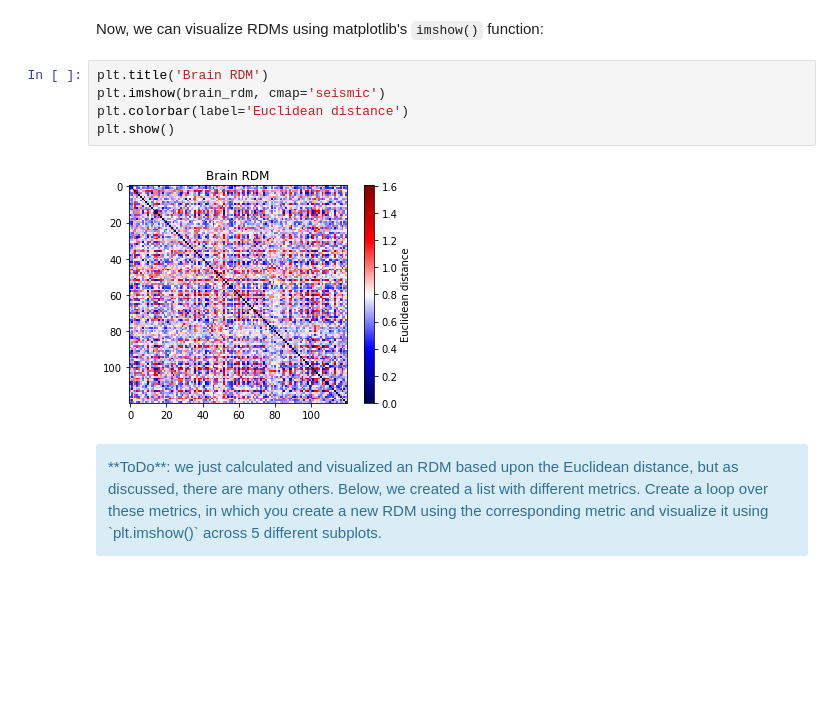
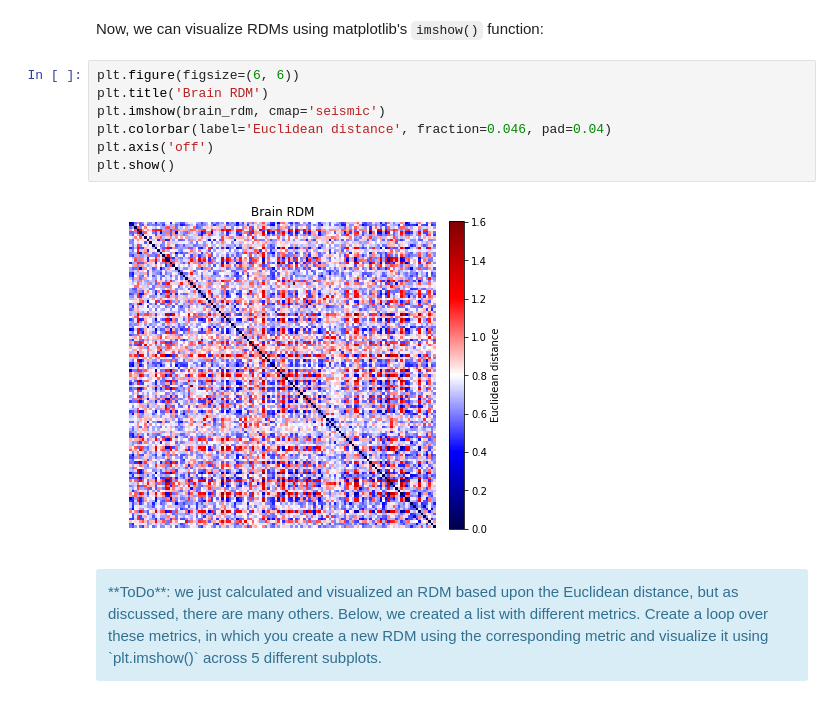
Before and after one commit to nagyistge/NeuroImg.PatternAnalysis, a Jupyter notebook: week_3/Week_3_notebook.ipynb, the cells around one changed output. Cells and saved outputs as stored; diff of their text form; blank space fills up the shorter version.

```diff
--- a/week_3/Week_3_notebook.ipynb
+++ b/week_3/Week_3_notebook.ipynb
@@ -203,12 +204,14 @@ brain_rdm = pairwise_distances(sub003.X, metric='correlation')
 # %% [markdown]
 Now, we can visualize RDMs using matplotlib's `imshow()` function:
 # %%
+plt.figure(figsize=(6, 6))
 plt.title('Brain RDM')
 plt.imshow(brain_rdm, cmap='seismic')
-plt.colorbar(label='Euclidean distance')
+plt.colorbar(label='Euclidean distance', fraction=0.046, pad=0.04)
+plt.axis('off')
 plt.show()
 # %% [output]
-[figure, old version]
+[figure, new version]
 # %% [markdown]
 <div class='alert alert-info'>
 **ToDo**: we just calculated and visualized an RDM based upon the Euclidean distance, but as discussed, there are many others. Below, we created a list with different metrics. Create a loop over these metrics, in which you create a new RDM using the corresponding metric and visualize it using `plt.imshow()` across 5 different subplots.
```
Also changed, not shown: parts of 19 cells of this notebook, 1 other file.
